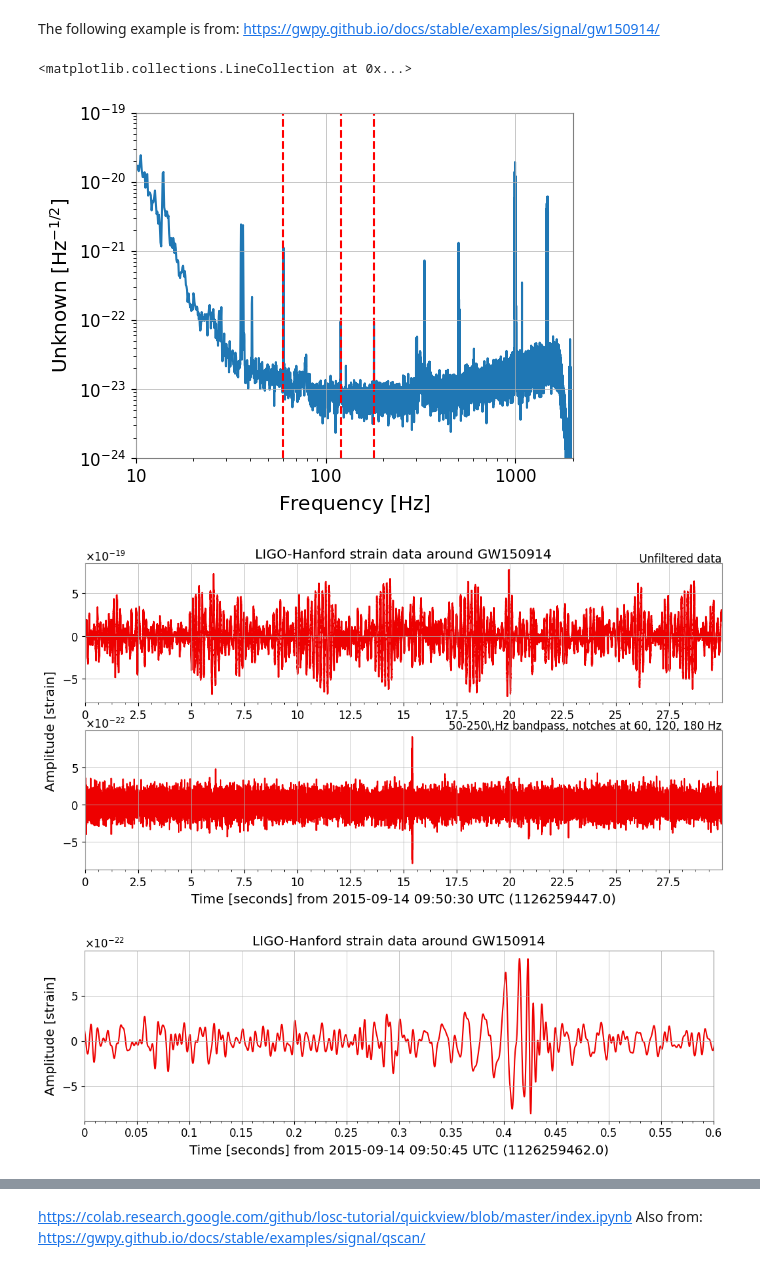
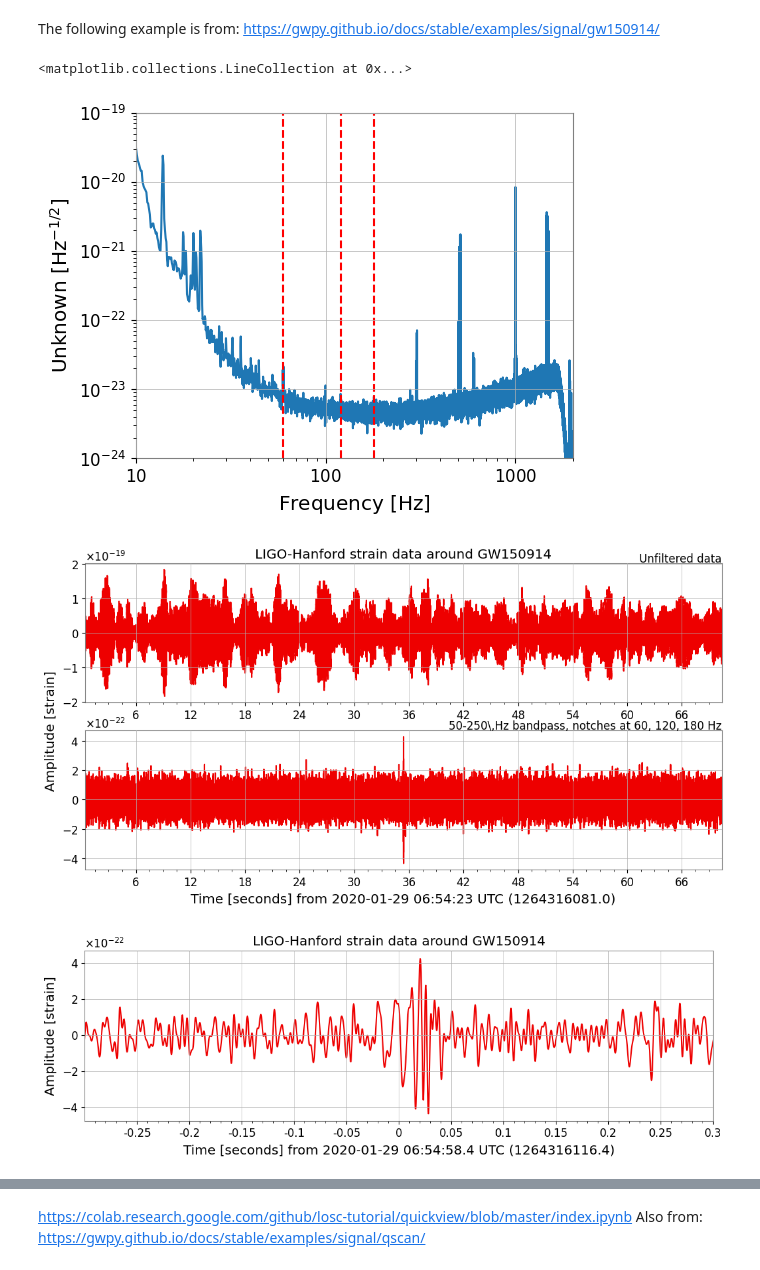
Before and after one commit to AODo23/1221-Darkmatter, a Jupyter notebook: GravitationalWave/GravitationalWave.ipynb, the cells around one changed output, grey strips where cells are left out. Saved outputs shown, nothing was run; the diff lists cells and outputs as text; code cells hidden in the pictures.

```diff
--- a/GravitationalWave/GravitationalWave.ipynb
+++ b/GravitationalWave/GravitationalWave.ipynb
@@ -23,14 +23,14 @@ Successfully installed dqsegdb2-1.2.1 gwdatafind-1.1.3 gwosc-0.7.1 gwpy-3.0.5 ig
 # %% [markdown]
 The following example is from: https://gwpy.github.io/docs/stable/examples/signal/gw150914/
 # %%
-# # -- Set a GPS time:
-t0 = 1126259462.4    # -- GW150914
+# # -- Set a GPS time:      #Here we are limiting the values so the computer doesn't over-work
+t0 = 1264316116.4    # -- GW150914
 # t0 = 1187008882.4    # -- GW170817
 
 from gwpy.timeseries import TimeSeries
-hdata = TimeSeries.fetch_open_data('H1', 1126259446, 1126259478)
+hdata = TimeSeries.fetch_open_data('H1', t0-36.0, t0+36.0)
 # %%
-import matplotlib.pyplot as plt
+import matplotlib.pyplot as plt     #Here we are not plotting the values from the data-set
 
 # -- Plot ASD
 fig2 = hdata.asd(fftlength=8).plot()
@@ -43,7 +43,7 @@ plt.vlines(120, ymin, ymax, linestyle="dashed", color="red")
 plt.vlines(180, ymin, ymax, linestyle="dashed", color="red")
 # %% [output]
 <matplotlib.collections.LineCollection at 0x...>
-[figure, old version]
+[figure, new version]
 # %%
 from gwpy.signal import filter_design
 bp = filter_design.bandpass(50, 250, hdata.sample_rate)
@@ -58,7 +58,7 @@ hfilt = hdata.filter(zpk, filtfilt=True)
 hdata = hdata.crop(*hdata.span.contract(1))
 hfilt = hfilt.crop(*hfilt.span.contract(1))
 # %%
-from gwpy.plot import Plot
+from gwpy.plot import Plot      #This is the same except now this is LIGO data we are plotting
 plot = Plot(hdata, hfilt, figsize=[12, 6], separate=True, sharex=True,
             color='gwpy:ligo-hanford')
 ax1, ax2 = plot.axes
@@ -70,22 +70,22 @@ ax2.text(1.0, 1.01, r'50-250\,Hz bandpass, notches at 60, 120, 180 Hz',
          transform=ax2.transAxes, ha='right')
 plot.show()
 # %% [output]
-[figure, old version]
+[figure, new version]
 # %%
-import matplotlib.pyplot as plt
+import matplotlib.pyplot as plt       #Here we are plotting from Ligo again
 
 plot = hfilt.plot(color='gwpy:ligo-hanford')
 ax = plot.gca()
 ax.set_title('LIGO-Hanford strain data around GW150914')
 ax.set_ylabel('Amplitude [strain]')
-ax.set_xlim(1126259462, 1126259462.6)
-ax.set_xscale('seconds', epoch=1126259462)
+ax.set_xlim(t0-0.3, t0+0.3)
+ax.set_xscale('seconds', epoch=t0)
 plot.show()
 
 x_val = plt.gca().lines[0].get_xdata()
 y_val = plt.gca().lines[0].get_ydata()
 # %% [output]
-[figure, old version]
+[figure, new version]
 # %%
 ldata = TimeSeries.fetch_open_data('L1', 1126259446, 1126259478)
 lfilt = ldata.filter(zpk, filtfilt=True)
```
Also changed, not shown: parts of 10 cells of this notebook.
